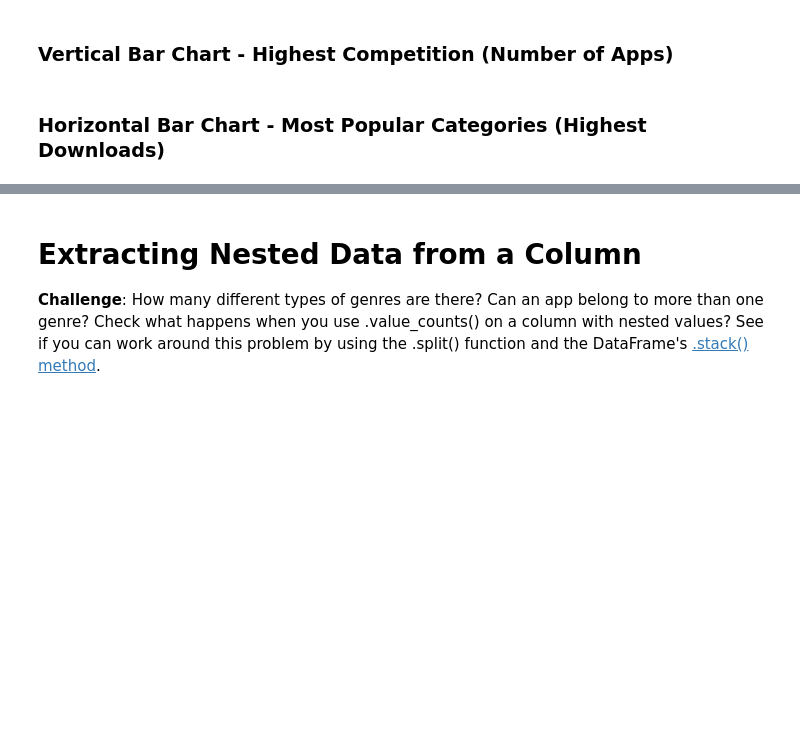
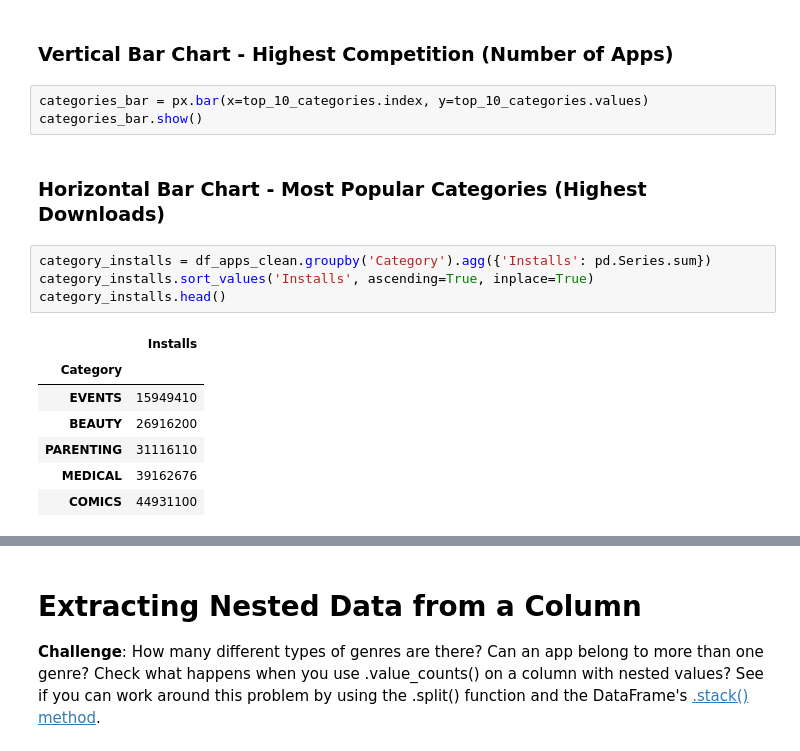
Before and after one commit to bluescreenlife/100-days-of-code, a Jupyter notebook: day_76_plotly_adv_analysis/Google Play Store App Analytics (start).ipynb, the cells around one changed output, grey strips where cells are left out. Drawn from its saved outputs; the diff is of its cells as text; blank space fills up the shorter version.

```diff
--- a/day_76_plotly_adv_analysis/Google Play Store App Analytics (start).ipynb
+++ b/day_76_plotly_adv_analysis/Google Play Store App Analytics (start).ipynb
@@ -321,4 +359,19 @@ df_apps_clean.sort_values('Revenue Estimate', ascending=False).head()
 # %% [markdown]
 ### Vertical Bar Chart - Highest Competition (Number of Apps)
+# %%
+categories_bar = px.bar(x=top_10_categories.index, y=top_10_categories.values)
+categories_bar.show()
 # %% [markdown]
 ### Horizontal Bar Chart - Most Popular Categories (Highest Downloads)
+# %%
+category_installs = df_apps_clean.groupby('Category').agg({'Installs': pd.Series.sum})
+category_installs.sort_values('Installs', ascending=True, inplace=True)
+category_installs.head()
+# %% [output]
+|  | Installs |
+| Category |  |
+| EVENTS | 15949410 |
+| BEAUTY | 26916200 |
+| PARENTING | 31116110 |
+| MEDICAL | 39162676 |
+| COMICS | 44931100 |
```
Also changed, not shown: parts of 7 cells of this notebook.
